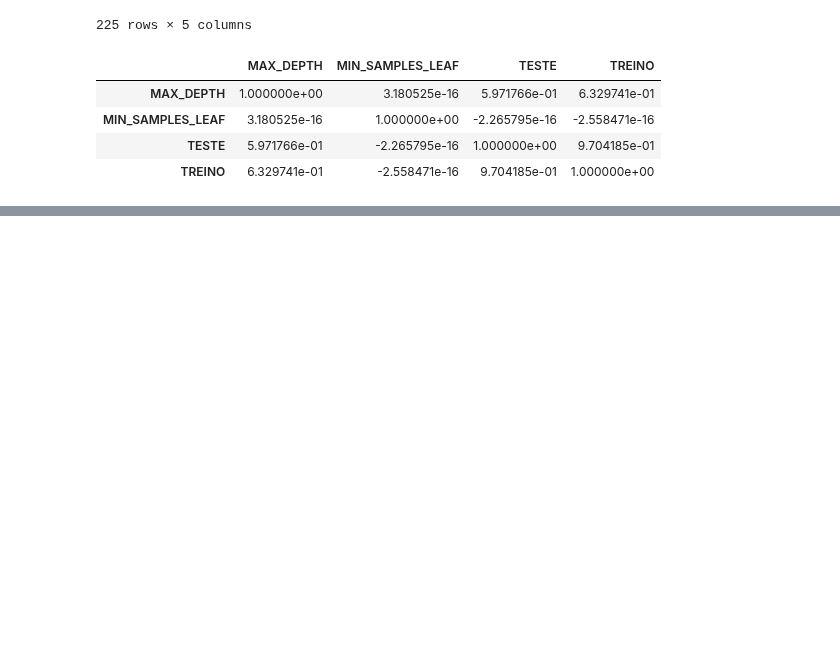
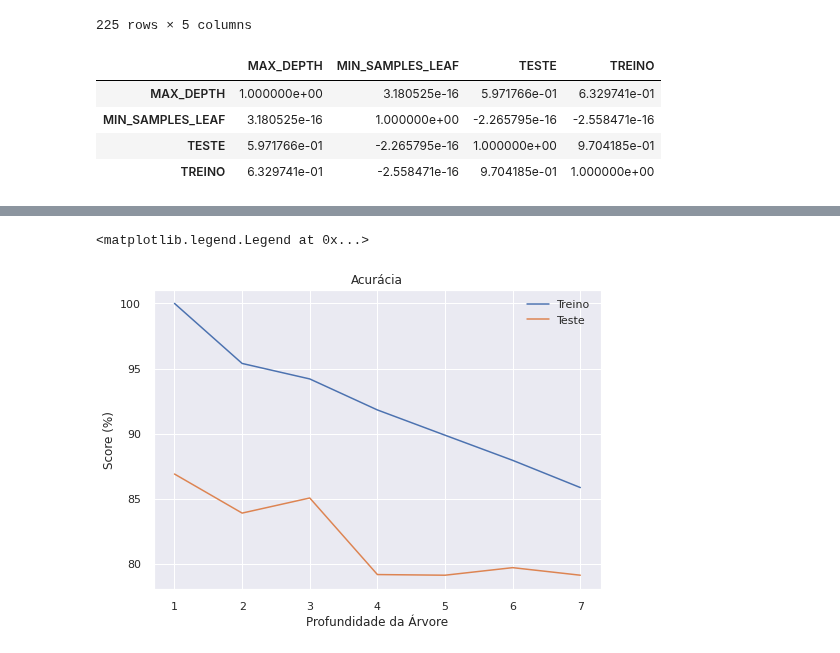
Before and after one commit to inf032/introducaoML, a Jupyter notebook: Farmaco_Otimizacao.ipynb, the cells around one changed output, grey strips where cells are left out. Cells and saved outputs as stored; diff of their text form; code cells hidden in the pictures; blank space fills up the shorter version.

```diff
--- a/Farmaco_Otimizacao.ipynb
+++ b/Farmaco_Otimizacao.ipynb
@@ -271,0 +272,21 @@ sns.heatmap(corr)
+# %%
+from sklearn.model_selection import cross_validate
+from sklearn.model_selection import KFold
+from sklearn.neighbors import KNeighborsClassifier
+
+scores=[]
+
+
+for n_neighbors in range(1, 8) :
+  cv = KFold(n_splits = 5)
+  model = KNeighborsClassifier(n_neighbors = n_neighbors)
+  modelo = Pipeline(steps=[('step_one', col_transformer), ('ss',  StandardScaler()),
+                           ('imputer', ImputerWithMissingMark()), ('classificador', model)])
+  resultado_cv = cross_validate(modelo, X_train, y_train, cv=cv, return_train_score=True)
+
+  score_treino, score_teste = calcula_score(modelo, X_train, y_train, X_test, y_test)
+  scores.append([n_neighbors, np.round(resultado_cv['train_score'].mean()*100,2), np.round(resultado_cv['test_score'].mean()*100,2)])
+
+dfResultados = pd.DataFrame(scores, columns = ['N_NEIGHBORS', 'TREINO', 'TESTE'])
+
+dfResultados
@@ -271,0 +302,16 @@ sns.heatmap(corr)
+# %%
+import seaborn as sns
+sns.set_theme(style="darkgrid")
+
+
+ax = sns.lineplot(x = "N_NEIGHBORS", y = "TREINO",  markers=True, data = dfResultados)
+sns.lineplot(x = "N_NEIGHBORS", y = "TESTE",  markers=True, data = dfResultados, ax=ax)
+
+ax.set_title('Acurácia')
+ax.set_ylabel('Score (%)')
+ax.set_xlabel('Profundidade da Árvore')
+
+plt.legend(["Treino", "Teste"])
+# %% [output]
+<matplotlib.legend.Legend at 0x...>
+[figure, added]
```
Also changed, not shown: parts of 6 cells of this notebook.
